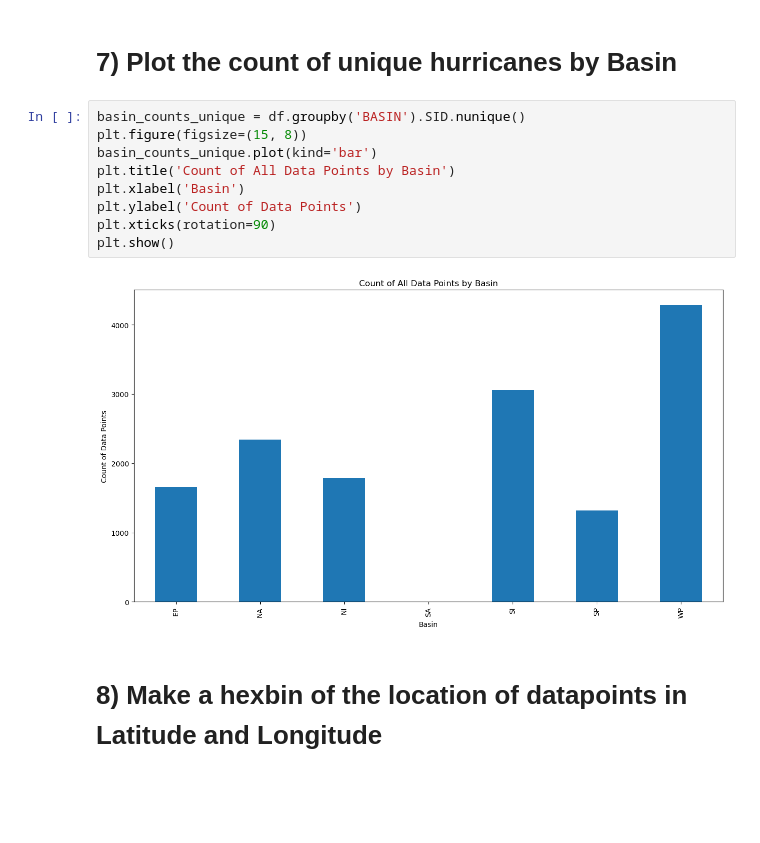
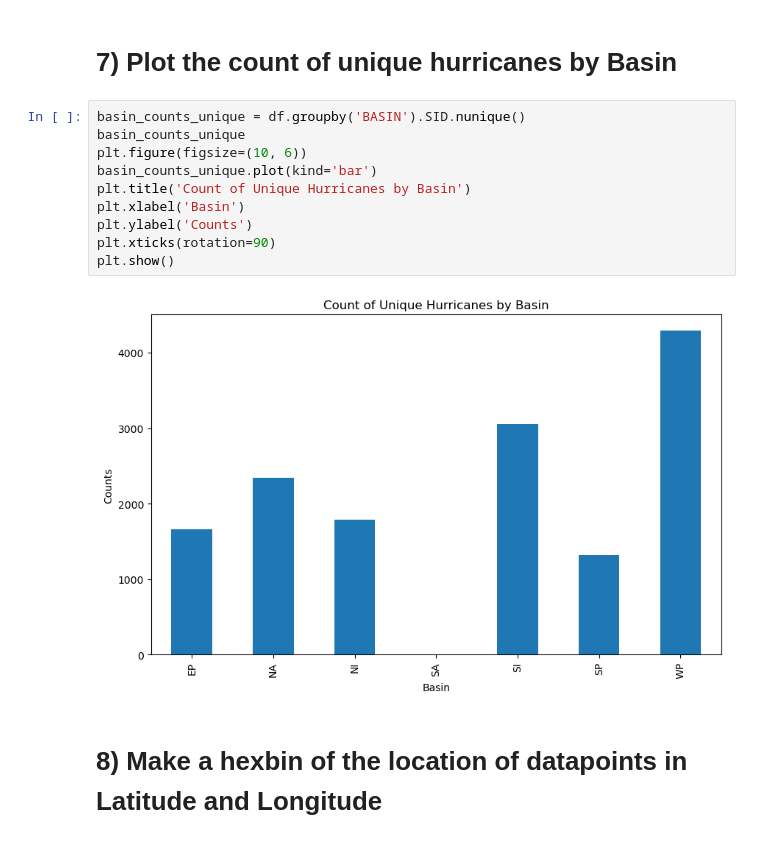
Before and after one commit to Hamsterrrrrrrrr/Assignments_EESC_GR6901, a Jupyter notebook: Assignment6.ipynb, the cells around one changed output. Drawn from its saved outputs; the diff is of its cells as text; blank space fills up the shorter version.

```diff
--- a/Assignment6.ipynb
+++ b/Assignment6.ipynb
@@ -115,15 +117,16 @@ plt.show()
 # 7) Plot the count of unique hurricanes by Basin
 # %%
 basin_counts_unique = df.groupby('BASIN').SID.nunique()
-plt.figure(figsize=(15, 8))
+basin_counts_unique
+plt.figure(figsize=(10, 6))
 basin_counts_unique.plot(kind='bar')
-plt.title('Count of All Data Points by Basin')
+plt.title('Count of Unique Hurricanes by Basin')
 plt.xlabel('Basin')
-plt.ylabel('Count of Data Points')
+plt.ylabel('Counts')
 plt.xticks(rotation=90)
 plt.show()
 # %% [output]
-[figure, old version]
+[figure, new version]
 # %% [markdown]
 # 8) Make a hexbin of the location of datapoints in Latitude and Longitude
 # %%
```
Also changed, not shown: parts of 12 cells of this notebook.
